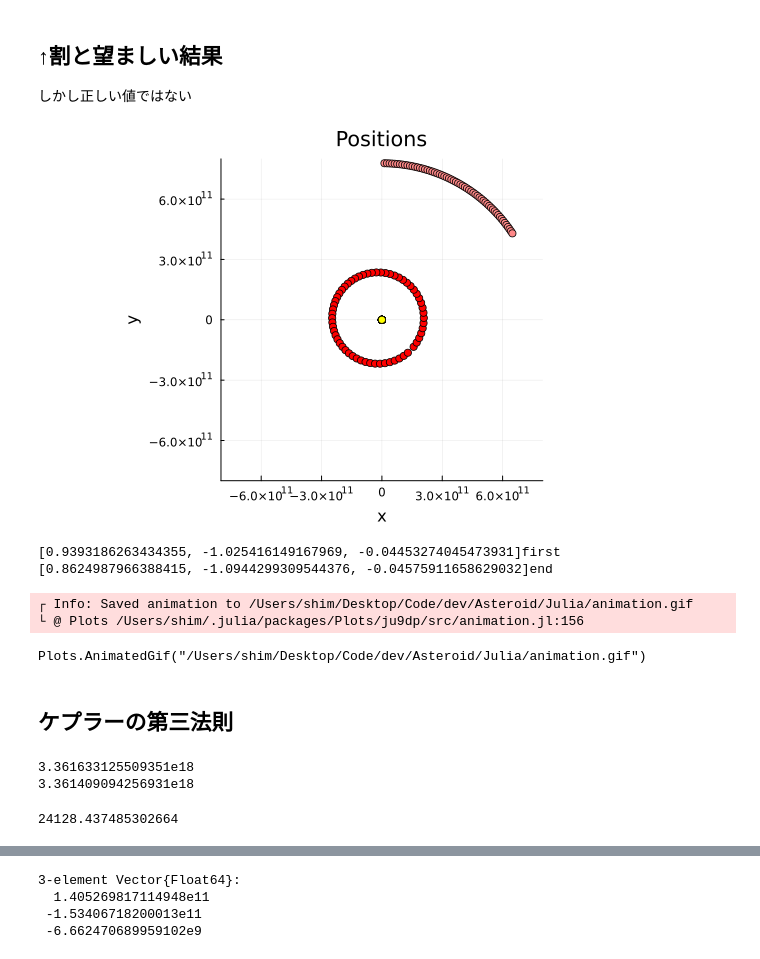
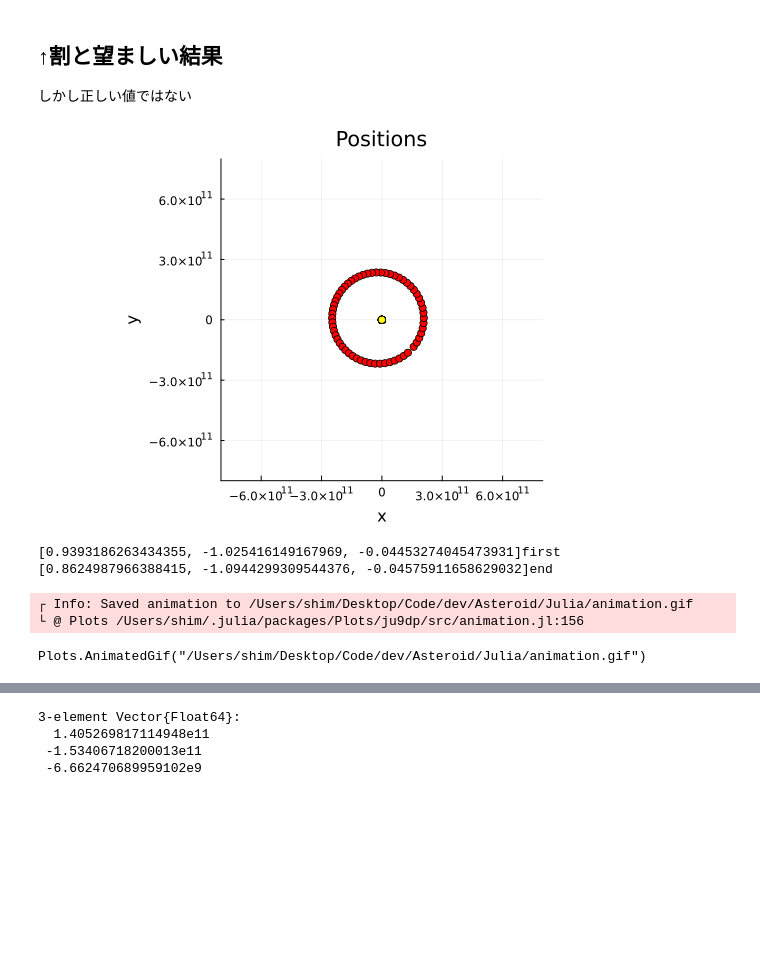
Before and after one commit to Shiroku-ma/Planet, a Jupyter notebook: Julia/planets.ipynb, the cells around one changed output, grey strips where cells are left out. Saved outputs shown, nothing was run; the diff lists cells and outputs as text; code cells hidden in the pictures; blank space fills up the shorter version.

```diff
--- a/Julia/planets.ipynb
+++ b/Julia/planets.ipynb
@@ -220,63 +220,40 @@ function main()
 		acc = getAcc( pos, mass, G)
 		vel += acc * dt/2.0
 		t += dt
 
         KE, PE  = getEnergy( pos, vel, mass, G )
         pos_save[:,:,i+1] = pos
 		KE_save[i+1] = KE
 		PE_save[i+1] = PE
     end
 
     p = scatter([0], [0], xlims=(-8.0e11,8.0e11), ylims=(-8.0e11,8.0e11), title="Positions", xlabel="x", ylabel="y", aspect_ratio=:equal, legend=false)
     al = Int(Nt/60.0)
     anim = @animate for frame in 1:60
-        for i in 1:3
+        for i in 1:2
             x = pos_save[i,1,frame*al]
             y = pos_save[i,2,frame*al]
             scatter!(p, [x], [y], color=colors[i])
         end
     end
     println(pos_save[2,:,1] ./ 1.495978e11, "first")
     println(pos_save[2,:,Nt+1] ./ 1.495978e11, "end")
 
     display(p)
     gif(anim, "animation.gif", fps=10)
 
 end
 
 colors = [:yellow, :red, :"#ff8888"]
 
 main()
 # %% [output]
-[figure, old version]
+[figure, new version]
 [0.9393186263434355, -1.025416149167969, -0.04453274045473931]first
 [0.8624987966388415, -1.0944299309544376, -0.04575911658629032]end
 ┌ Info: Saved animation to /Users/shim/Desktop/Code/dev/Asteroid/Julia/animation.gif
 └ @ Plots /Users/shim/.julia/packages/Plots/ju9dp/src/animation.jl:156
 Plots.AnimatedGif("/Users/shim/Desktop/Code/dev/Asteroid/Julia/animation.gif")
-# %% [markdown]
-## ケプラーの第三法則
-# %%
-au = 1.495978e11
-a = 1.0000
-p = 1.00002 * 365.25 * 24 * 60 * 60
-println((a*au)^3 / p^2)
-earth = 5.972e24
-G = 6.674e-11
-sun = 332946
-
-println(G * (sun * earth + earth)/(4 * π^2))
-# %% [output]
-3.361633125509351e18
-3.361409094256931e18
-# %%
-G = 6.674e-11
-m = 1.988e30 + 6.416e23
-u = G * m
-a = 2.279e11
-println(sqrt(u*(2/a - 1/a)))
-# %% [output]
-24128.437485302664
 # %%
 using Plots
 
```
Also changed, not shown: parts of 1 cell of this notebook, 13 other files.
